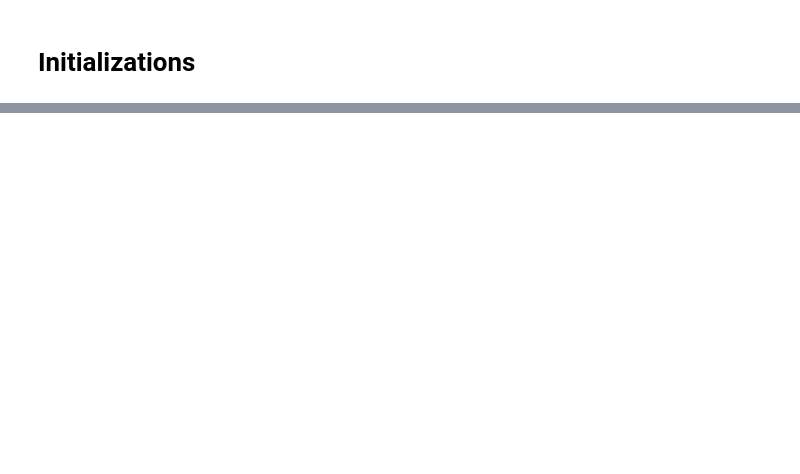
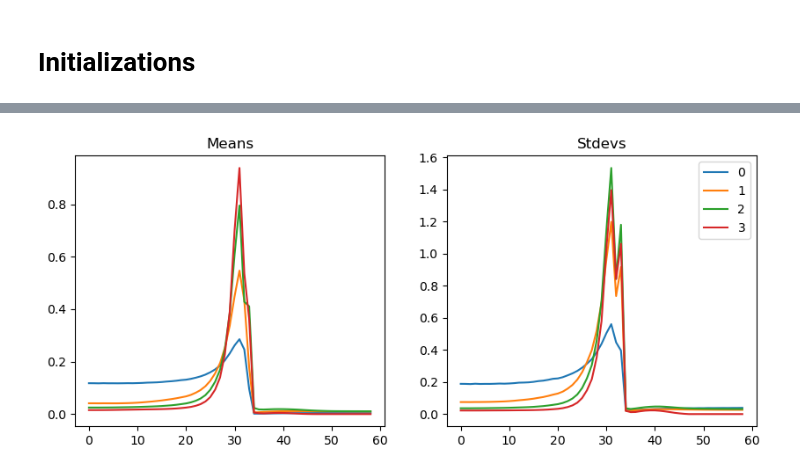
Before and after one commit to bachaudhry/FastAI-22-23, a Jupyter notebook: course_part_2/11_initializing.ipynb, the cells around one changed output, grey strips where cells are left out. Drawn from its saved outputs; the diff is of its cells as text; code cells hidden in the pictures; blank space fills up the shorter version.

```diff
--- a/course_part_2/11_initializing.ipynb
+++ b/course_part_2/11_initializing.ipynb
@@ -2,0 +100,5 @@
+# %%
+# Means and Standard Deviations of activations
+astats.plot_stats();
+# %% [output]
+[figure, added]
```
Also changed, not shown: parts of 11 cells of this notebook.
